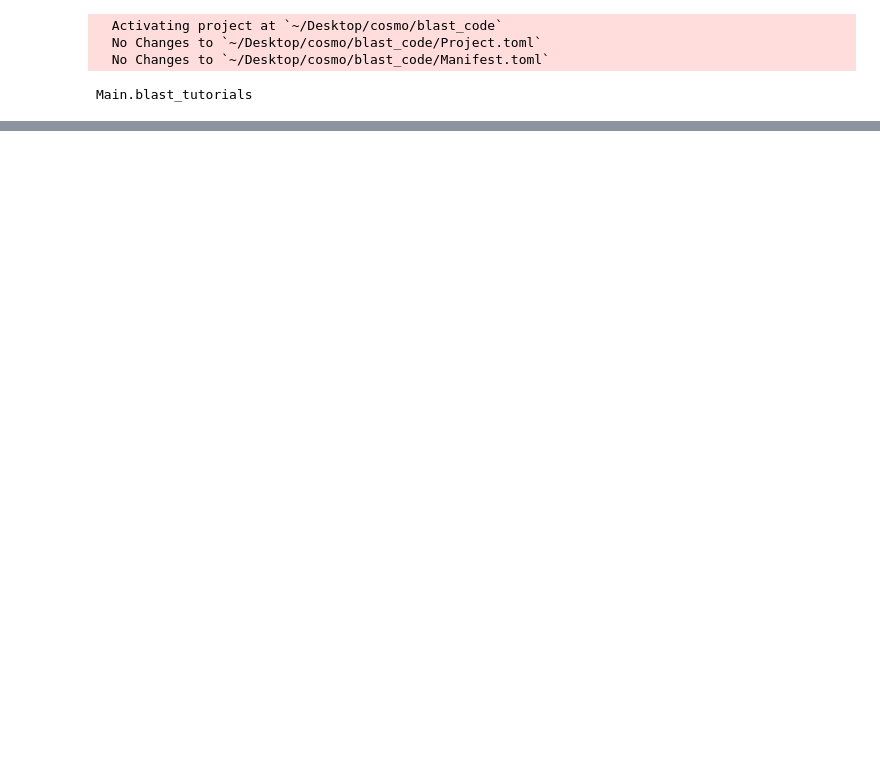
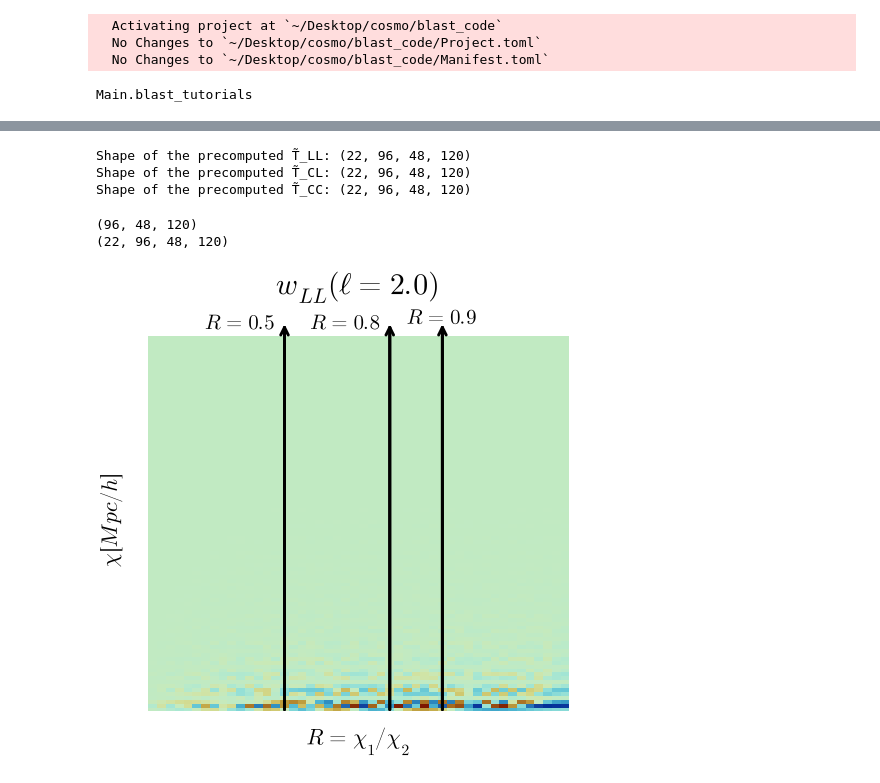
Before and after one commit to anvi-git/3D_Angular_Power_Spectrum, a Jupyter notebook: beyond_BLAST.ipynb, the cells around one changed output, grey strips where cells are left out. Cells and saved outputs as stored; diff of their text form; code cells hidden in the pictures; blank space fills up the shorter version.

```diff
--- a/beyond_BLAST.ipynb
+++ b/beyond_BLAST.ipynb
@@ -108,0 +148,11 @@ legend=:topleft)
+# %%
+# Compute T̃ for each ℓ value
+T_LL = zeros(length(ℓ), length(χ), length(R), n_cheb + 1)
+T_CL = zeros(length(ℓ), length(χ), length(R), n_cheb + 1)
+T_CC = zeros(length(ℓ), length(χ), length(R), n_cheb + 1)
+for i in eachindex(ℓ)
+    T_LL[i,:,:,:] = Blast.compute_T̃_general(ℓ[i], χ, R, kmin, kmax, -2, k1, k2; n_cheb=n_cheb, N=N)
+    T_CL[i,:,:,:] = Blast.compute_T̃_general(ℓ[i], χ, R, kmin, kmax, 0, k1, k2; n_cheb=n_cheb, N=N)
+    T_CC[i,:,:,:] = Blast.compute_T̃_general(ℓ[i], χ, R, kmin, kmax, 2, k1, k2; n_cheb=n_cheb, N=N)
+    println("done", [i], ", now", [i+1])
+end
@@ -108,0 +177,8 @@ legend=:topleft)
+# %%
+print("Shape of the precomputed T̃_LL: ", size(T_LL), "\n")
+print("Shape of the precomputed T̃_CL: ", size(T_CL), "\n")
+print("Shape of the precomputed T̃_CC: ", size(T_CC), "\n")
+# %% [output]
+Shape of the precomputed T̃_LL: (22, 96, 48, 120)
+Shape of the precomputed T̃_CL: (22, 96, 48, 120)
+Shape of the precomputed T̃_CC: (22, 96, 48, 120)
@@ -108,0 +190,37 @@ legend=:topleft)
+# %%
+cheb_coeff = zeros(nχ, nR, n_cheb + 1)
+vals = power_spectrum.(10 .^ k_cheb, χ[1], χ[1] * R[1])
+plan = Blast.plan_fft(vals)
+
+for i in 1:nR
+    for j in 1:nχ
+        vals = power_spectrum.(10 .^ k_cheb, χ[j], χ[j] * R[i])
+        cheb_coeff[j, i, :] = Blast.fast_chebcoefs(vals, plan)
+    end
+end
+println(size(cheb_coeff))
+println(size(T_LL))
+# %% [output]
+(96, 48, 120)
+(22, 96, 48, 120)
+# %%
+w_LL = Blast.w_ell_tullio(cheb_coeff, T_LL)
+w_CL = Blast.w_ell_tullio(cheb_coeff, T_CL)
+w_CC = Blast.w_ell_tullio(cheb_coeff, T_CC);
+# %%
+heatmap(1:48, χ, w_LL[1,:,:]./maximum(w_LL[1,:,:]), size = (500,500), title=L"w_{LL}(ℓ=2.0)",
+    c =:roma , xlabel=L"R=\chi_1/\chi_2",ylabel=L"\chi[Mpc/h]", legend=:none,
+    yguidefontsize=15, xguidefontsize=15 , titlefontsize=20)
+
+plot!([16,16],[26, 7200],arrow=true,color=:black,linewidth=3,label=nothing, size = (500,500))
+annotate!(11, 7300, text(L"R=0.5",14), :black)
+#annotate!(16, -200,text(L"0.5",10), :black)
+
+plot!([28,28],[26, 7200],arrow=true,color=:black,linewidth=3,label=nothing, size = (500,500))
+annotate!(23, 7300, text(L"R=0.8",14), :black)
+#annotate!(28, -200, text(L"0.8",10), :black)
+
+plot!([34,34],[26, 7200],arrow=true,color=:black,linewidth=3,label=nothing,axis=([], false), size = (500,500))
+annotate!(34, 7400, text(L"R=0.9",14), :black)
+# %% [output]
+[figure, added]
```
Also changed, not shown: parts of 35 cells of this notebook, 9 other files.
